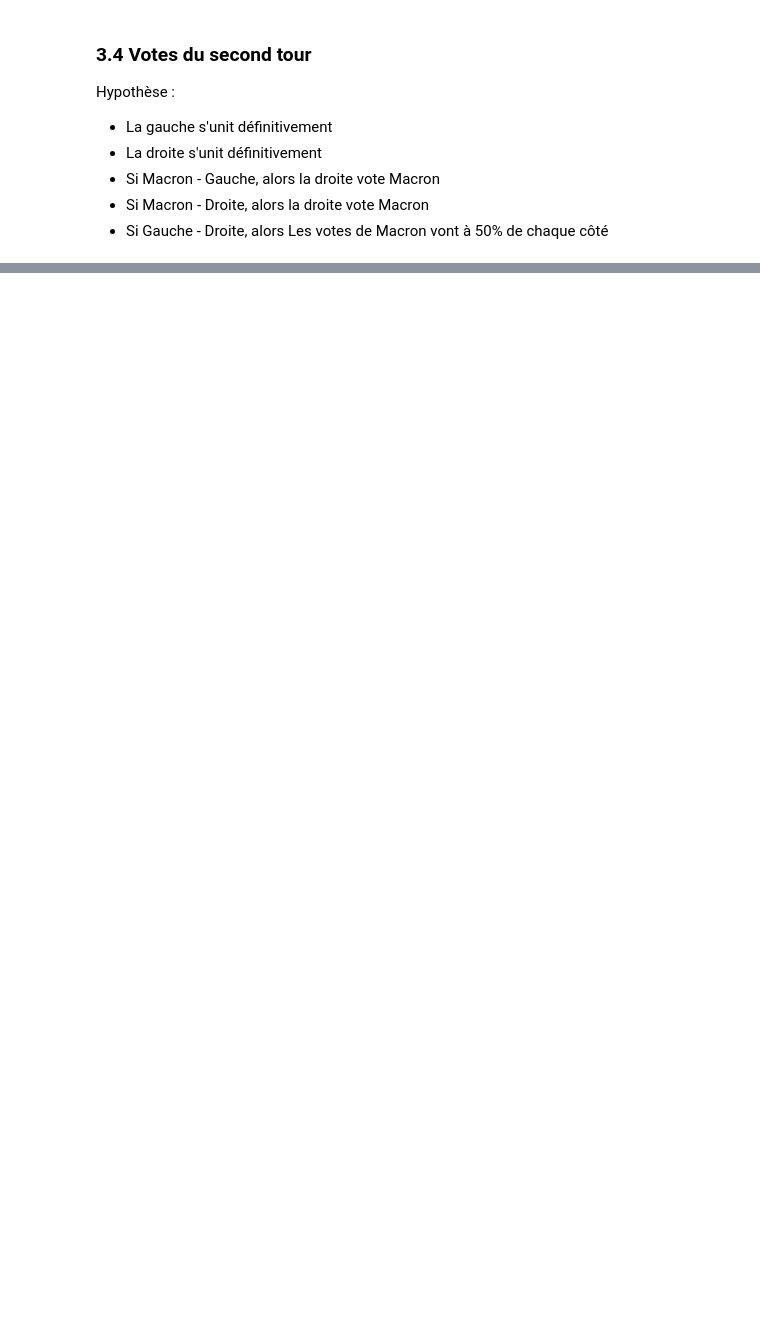
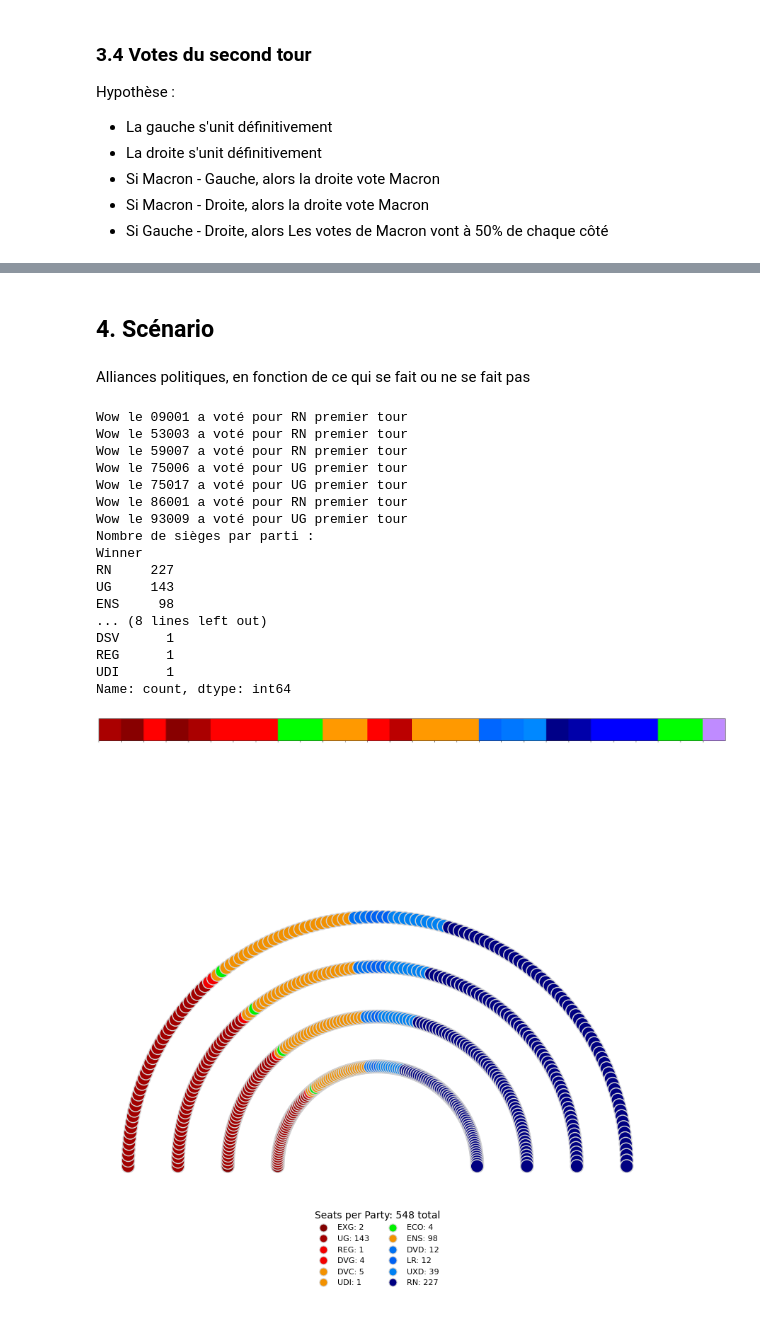
Before and after one commit to tomasoignons/legislatives-2024, a Jupyter notebook: python-analysis/legislatives_2024.ipynb, the cells around one changed output, grey strips where cells are left out. Cells and saved outputs as stored; diff of their text form; code cells hidden in the pictures; blank space fills up the shorter version.

```diff
--- a/python-analysis/legislatives_2024.ipynb
+++ b/python-analysis/legislatives_2024.ipynb
@@ -479,0 +751,38 @@ Name: count, dtype: int64
+# %% [markdown]
+## 4. Scénario
+# %% [markdown]
+Alliances politiques, en fonction de ce qui se fait ou ne se fait pas
+# %%
+ALLIANCES_PARTY = {
+    "EXG" : "UG",
+    "DXG" : "UG",
+    "REG" : "UG",
+    "LFI - UP" : "UG",
+    "DVG" : "UG",
+    "NUP" : "UG",
+    "ECO" : "UG",
+    "PS" : "UG",
+    "EELV" : "UG",
+    "RDG" : "UG",
+    "UDI" : "UG",
+    "DVC" : "ENS",
+    "HOR" : "ENS",
+    "ENS" : "ENS",
+    "LR" : "LR",
+    "UXG" : "UXG",
+    "UXD" : "RN",
+    "REC" : "EXD",
+    "DSV" : "EXD",
+    "DXD" : "EXD",
+    "DVD" : "LR",
+    "DIV" : "DIV",
+    "Divers" : "DIV",
+    "LLR" : "Divers",
+    "Extrème droite" : "EXD",
+    "Alliance droite" : "RN",
+    "Alliance gauche" : "UG",
+    "UG" : "UG",
+    "RN" : "RN",
+    "EXD" : "EXD",
+    "Macron" : "ENS",
+}
@@ -479,0 +934,31 @@ Name: count, dtype: int64
+# %%
+df_candidats = premier_tour(df_candidats, df_leg_1, df_euro, TABLE_EUROPEENNES, ALLIANCES_PARTY,TABLEAU_INDEX, POURCENTAGE_EUROPEENNNES, )
+df_candidats_second = second_tour(df_candidats, TABLEAU_INDEX, ALLIANCES_PARTY, 0.05)
+second_tour_votes(df_candidats, ALLIANCES_PARTY, TABLEAU_INDEX, TABLE_LIKE, df_candidats_second)
+df_votes_winners = df_candidats_second["Winner"].value_counts()
+print("Nombre de sièges par parti : ")
+print(df_votes_winners)
+if(df_candidats_second["Winner"].value_counts().iloc[0] >= 289):
+    print("Majorité absolue par : ", df_candidats_second["Winner"].value_counts().idxmax() + " avec " + str(df_candidats_second["Winner"].value_counts().iloc[0]) + " sièges")
+print_assemblee(df_votes_winners)
+plot_map_france(df_candidats_second, gdf)
+# %% [output]
+Wow le 09001 a voté pour RN premier tour
+Wow le 53003 a voté pour RN premier tour
+Wow le 59007 a voté pour RN premier tour
+Wow le 75006 a voté pour UG premier tour
+Wow le 75017 a voté pour UG premier tour
+Wow le 86001 a voté pour RN premier tour
+Wow le 93009 a voté pour UG premier tour
+Nombre de sièges par parti :
+Winner
+RN     227
+UG     143
+ENS     98
+... (8 lines left out)
+DSV      1
+REG      1
+UDI      1
+Name: count, dtype: int64
+[figure, added]
+[figure, added]
```
Also changed, not shown: parts of 30 cells of this notebook, 2 other files.
